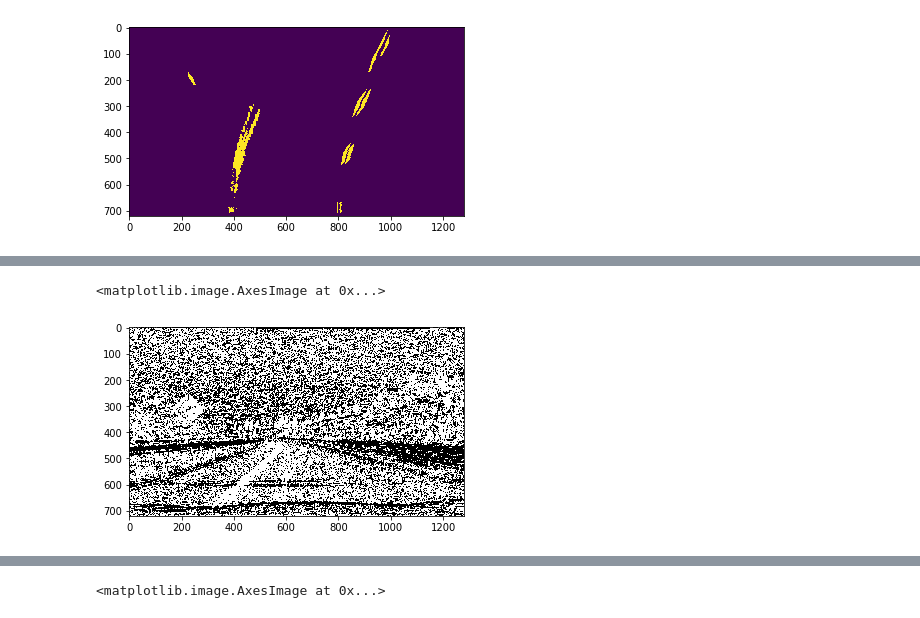
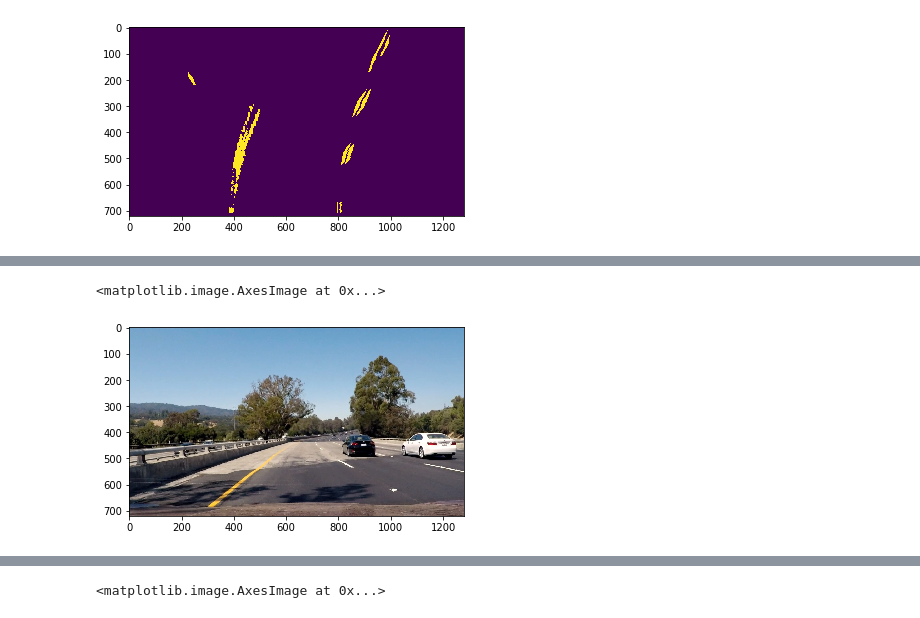
Before and after one commit to cmodi1/Advanced-Lane-Detection, a Jupyter notebook: Advanced Lane Finding.ipynb, the cells around one changed output, grey strips where cells are left out. Drawn from its saved outputs; the diff is of its cells as text; code cells hidden in the pictures.

```diff
--- a/Advanced Lane Finding.ipynb
+++ b/Advanced Lane Finding.ipynb
@@ -514,8 +538,9 @@ plt.imshow(comp_binary, cmap='gray')
 # %%
 %matplotlib inline
-img = mpimg.imread('test_images/test2.jpg')
-dt = ALD.dir_threshold(img, sobel_kernel=17, thresh=(0, 1.2))
-plt.imshow(dt, cmap='gray')
+img = mpimg.imread('test_images/test4.jpg')
+# sob_fil = ALD.sat_threshold(img, (140,255))
+# fig = plt.figure(figsize=(40, 40))
+plt.imshow(img)
 # %% [output]
 <matplotlib.image.AxesImage at 0x...>
-[figure, old version]
+[figure, new version]
```
Also changed, not shown: parts of 23 cells of this notebook, 17 other files.
